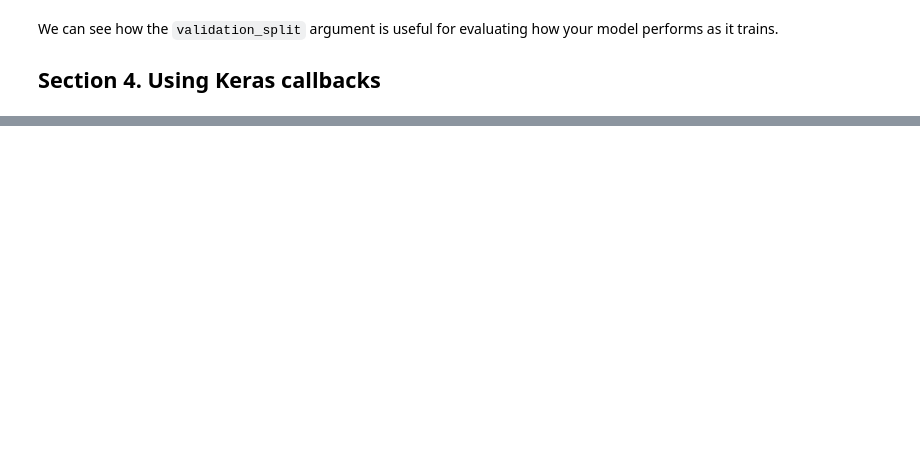
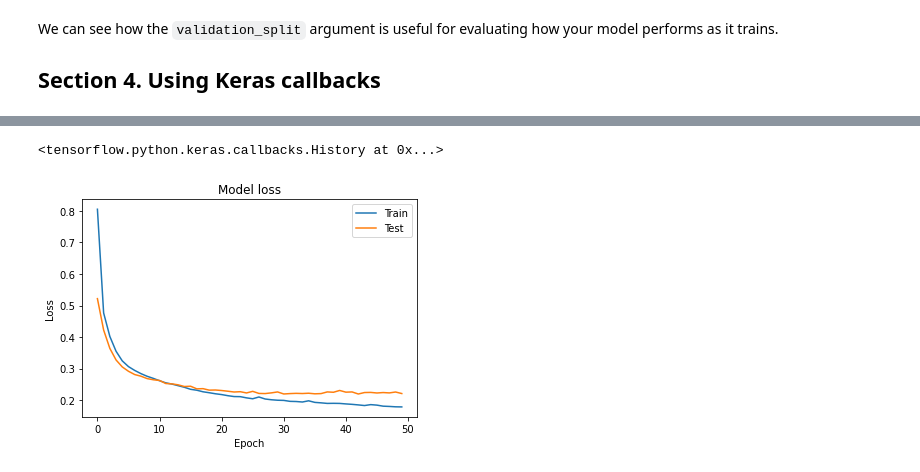
Before and after one commit to kbantoec/deep_learning, a Jupyter notebook: tf2/classification.ipynb, the cells around one changed output, grey strips where cells are left out. Cells and saved outputs as stored; diff of their text form; code cells hidden in the pictures; blank space fills up the shorter version.

```diff
--- a/tf2/classification.ipynb
+++ b/tf2/classification.ipynb
@@ -361,3 +369,14 @@ Accuracy: 0.6660000085830688
 We can see how the `validation_split` argument is useful for evaluating how your model performs as it trains.
 
 ## Section 4. Using Keras callbacks
+# %%
+def plot_loss(loss, val_loss):
+    """Plot training & validation loss values"""
+    plt.figure()
+    plt.plot(loss)
+    plt.plot(val_loss)
+    plt.title('Model loss')
+    plt.ylabel('Loss')
+    plt.xlabel('Epoch')
+    plt.legend(['Train', 'Test'], loc='best')
+    plt.show()
@@ -363,0 +394,11 @@ We can see how the `validation_split` argument is useful for evaluating how your
+# %%
+model = Sequential()
+
+model.add(Dense(64, input_shape=(20,), activation='relu'))
+model.add(Dense(3, activation='sigmoid'))
+
+model.compile(optimizer='adam', loss='binary_crossentropy', metrics=['accuracy'])
+
+print(model.summary())
+
+h_callback = model.fit(sensors_train, parcels_train, epochs=50, validation_data=(sensors_test, parcels_test), verbose=0)
@@ -363,0 +419,8 @@ We can see how the `validation_split` argument is useful for evaluating how your
+# %%
+h_callback
+# %% [output]
+<tensorflow.python.keras.callbacks.History at 0x...>
+# %%
+plot_loss(h_callback.history['loss'], h_callback.history['val_loss'])
+# %% [output]
+[figure, added]
```
Also changed, not shown: parts of 20 cells of this notebook.
